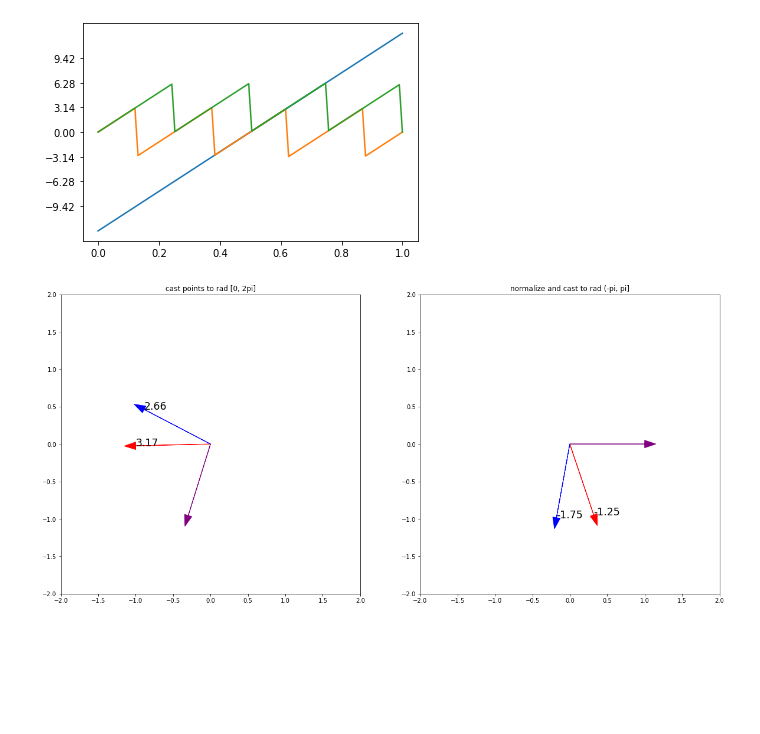
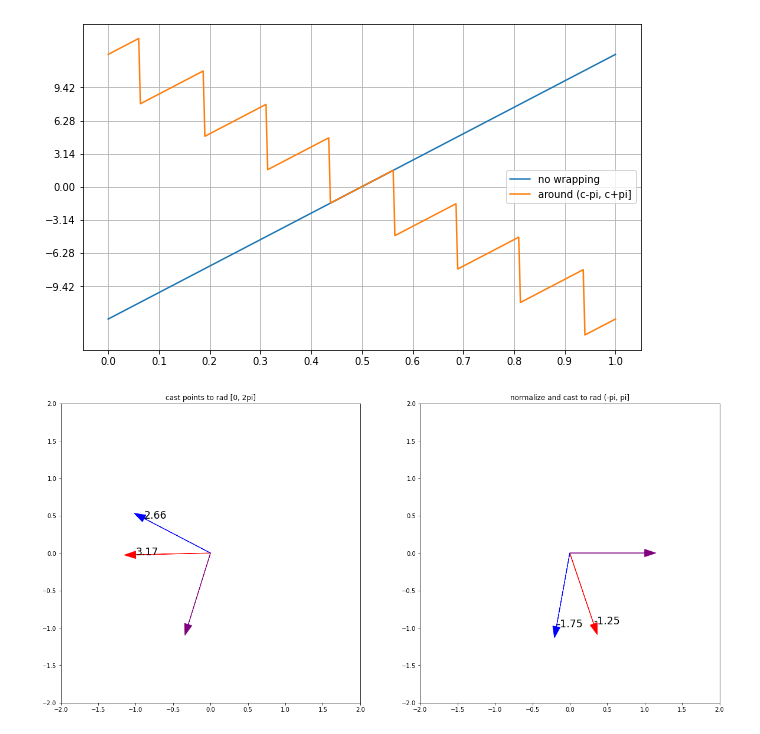
Before and after one commit to fireofearth/document, a Jupyter notebook: python/doc.composite.ipynb, the cells around one changed output. Drawn from its saved outputs; the diff is of its cells as text; code cells hidden in the pictures; blank space fills up the shorter version.

```diff
--- a/python/doc.composite.ipynb
+++ b/python/doc.composite.ipynb
@@ -29,25 +84,24 @@ pp = pprint.PrettyPrinter(indent=4)
 # %%
-# warping radians
+# warping radians, element-wise
 
-def warp_radians_neg_pi_to_pi(phases):
-    """Warps radians to (-pi, pi]"""
-    return (phases + np.pi) % (2 * np.pi) - np.pi
+domain = np.linspace(0, 1, 300)
+fig, ax = plt.subplots(figsize=(10, 6))
 
-def warp_radians_0_to_2pi(phases):
-    return phases % (2*np.pi)
+phases = np.linspace(-4*np.pi, 4*np.pi, 300)
+plt.plot(domain, phases, label="no wrapping")
 
-domain = np.linspace(0, 1, 100)
-phases = np.linspace(-4*np.pi, 4*np.pi, 100)
-plt.plot(domain, phases)
-phases = warp_radians_neg_pi_to_pi(phases)
-plt.plot(domain, phases)
-phases = warp_radians_0_to_2pi(phases)
-plt.plot(domain, phases)
+adj_phases = np.linspace(4*np.pi, -4*np.pi, 300)
+phases = warp_radians_about_center(phases, adj_phases)
+plt.plot(domain, phases, label=f"around (c-pi, c+pi]")
+# print( np.min(phases), np.max(phases) )
+
 ax = plt.gca()
+ax.set_xticks(np.linspace(0, 1, 11))
 ax.set_yticks([ -3*np.pi, -2*np.pi, -np.pi, 0, np.pi, 2*np.pi, 3*np.pi ])
-None
+ax.legend()
+ax.grid()
 # %% [output]
-[figure, old version]
+[figure, new version]
 # %%
 # reorienting arrows together such that purple arrow is aligned with +x-axis
 # Note: math.atan2() and np.arctan2() give results in [-pi, pi]
```
Also changed, not shown: parts of 5 cells of this notebook, 24 other files.
